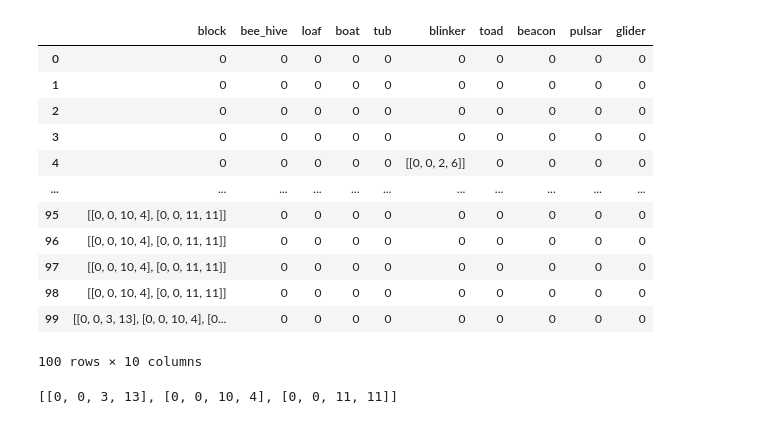
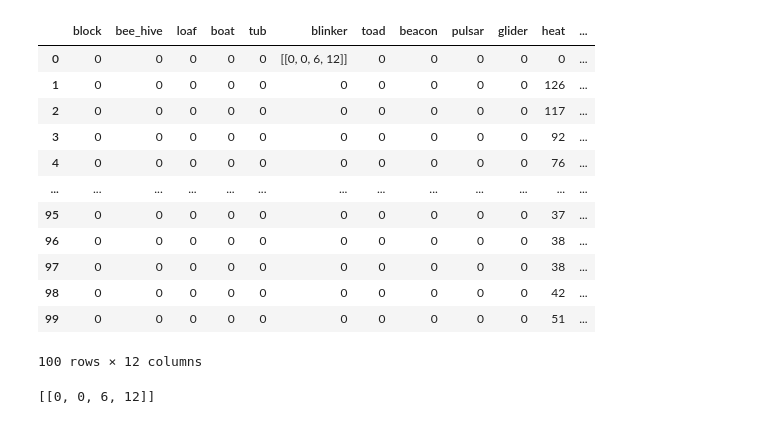
Before and after one commit to RiccardoTancredi/GameofLife, a Jupyter notebook: data/prova.ipynb, the cells around one changed output. Saved outputs shown, nothing was run; the diff lists cells and outputs as text; code cells hidden in the pictures.

```diff
--- a/data/prova.ipynb
+++ b/data/prova.ipynb
@@ -5,25 +7,25 @@ import ast
 # %%
-df = pd.read_csv('18_18_123.csv', sep=';', skiprows=[0], names=['block', 'bee_hive', 'loaf', 'boat', 'tub', 'blinker', 'toad', 'beacon', 'pulsar', 'glider'], header=None)
+df = pd.read_csv('18_18/40_123.csv', sep=';', skiprows=[0], names=['block', 'bee_hive', 'loaf', 'boat', 'tub', 'blinker', 'toad', 'beacon', 'pulsar', 'glider', 'heat', 'occupancy'], header=None)
 df
 # %% [output]
-|  | block | bee_hive | loaf | boat | tub | blinker | toad | beacon | pulsar | glider |
-| 0 | 0 | 0 | 0 | 0 | 0 | 0 | 0 | 0 | 0 | 0 |
-| 1 | 0 | 0 | 0 | 0 | 0 | 0 | 0 | 0 | 0 | 0 |
-| 2 | 0 | 0 | 0 | 0 | 0 | 0 | 0 | 0 | 0 | 0 |
-| 3 | 0 | 0 | 0 | 0 | 0 | 0 | 0 | 0 | 0 | 0 |
-| 4 | 0 | 0 | 0 | 0 | 0 | [[0, 0, 2, 6]] | 0 | 0 | 0 | 0 |
-| ... | ... | ... | ... | ... | ... | ... | ... | ... | ... | ... |
-| 95 | [[0, 0, 10, 4], [0, 0, 11, 11]] | 0 | 0 | 0 | 0 | 0 | 0 | 0 | 0 | 0 |
-| 96 | [[0, 0, 10, 4], [0, 0, 11, 11]] | 0 | 0 | 0 | 0 | 0 | 0 | 0 | 0 | 0 |
-| 97 | [[0, 0, 10, 4], [0, 0, 11, 11]] | 0 | 0 | 0 | 0 | 0 | 0 | 0 | 0 | 0 |
-| 98 | [[0, 0, 10, 4], [0, 0, 11, 11]] | 0 | 0 | 0 | 0 | 0 | 0 | 0 | 0 | 0 |
-| 99 | [[0, 0, 3, 13], [0, 0, 10, 4], [0... | 0 | 0 | 0 | 0 | 0 | 0 | 0 | 0 | 0 |
+|  | block | bee_hive | loaf | boat | tub | blinker | toad | beacon | pulsar | glider | heat | ... |
+| 0 | 0 | 0 | 0 | 0 | 0 | [[0, 0, 6, 12]] | 0 | 0 | 0 | 0 | 0 | ... |
+| 1 | 0 | 0 | 0 | 0 | 0 | 0 | 0 | 0 | 0 | 0 | 126 | ... |
+| 2 | 0 | 0 | 0 | 0 | 0 | 0 | 0 | 0 | 0 | 0 | 117 | ... |
+| 3 | 0 | 0 | 0 | 0 | 0 | 0 | 0 | 0 | 0 | 0 | 92 | ... |
+| 4 | 0 | 0 | 0 | 0 | 0 | 0 | 0 | 0 | 0 | 0 | 76 | ... |
+| ... | ... | ... | ... | ... | ... | ... | ... | ... | ... | ... | ... | ... |
+| 95 | 0 | 0 | 0 | 0 | 0 | 0 | 0 | 0 | 0 | 0 | 37 | ... |
+| 96 | 0 | 0 | 0 | 0 | 0 | 0 | 0 | 0 | 0 | 0 | 38 | ... |
+| 97 | 0 | 0 | 0 | 0 | 0 | 0 | 0 | 0 | 0 | 0 | 38 | ... |
+| 98 | 0 | 0 | 0 | 0 | 0 | 0 | 0 | 0 | 0 | 0 | 42 | ... |
+| 99 | 0 | 0 | 0 | 0 | 0 | 0 | 0 | 0 | 0 | 0 | 51 | ... |
-100 rows × 10 columns
+100 rows × 12 columns
+# %%
+# type(df['blinker'][34])
+df['blinker'][0]
+# %% [output]
+[[0, 0, 6, 12]]
 # %%
 for col in df.columns:
     df[col] = df[col].apply(lambda x: ast.literal_eval(str(x)))
-# %%
-# type(df['blinker'][34])
-df['block'][99]
-# %% [output]
-[[0, 0, 3, 13], [0, 0, 10, 4], [0, 0, 11, 11]]
```
Also changed, not shown: parts of 3 cells of this notebook, 16 other files.
